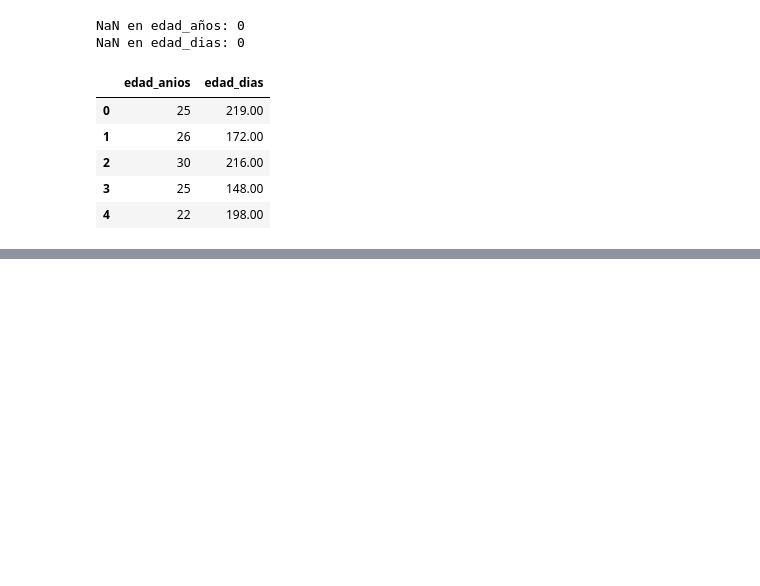
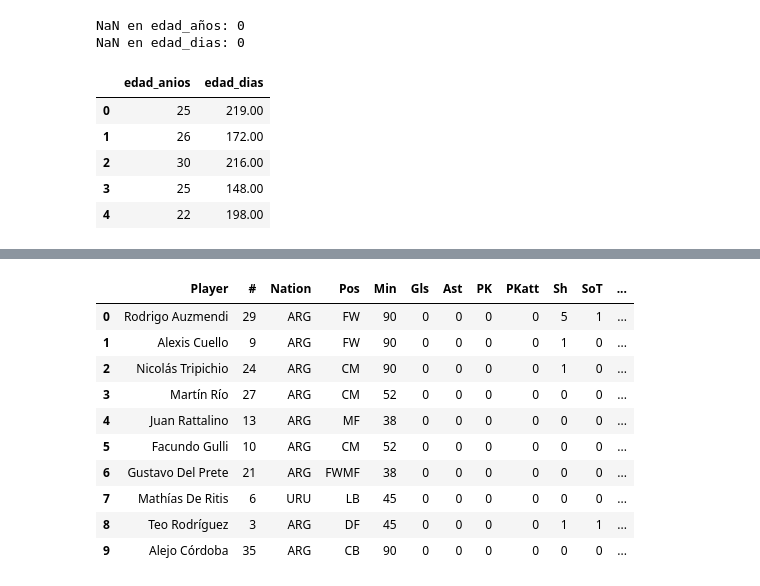
Before and after one commit to andressonsino/football-data-analysis, a Jupyter notebook: huracan/notebooks/san_lorenzo_huracan.ipynb, the cells around one changed output, grey strips where cells are left out. Cells and saved outputs as stored; diff of their text form; code cells hidden in the pictures; blank space fills up the shorter version.

```diff
--- a/huracan/notebooks/san_lorenzo_huracan.ipynb
+++ b/huracan/notebooks/san_lorenzo_huracan.ipynb
@@ -116,9 +116,9 @@ Filas duplicadas: 0
 | 75% | 24.00 | 90.00 | 0.00 | 0.00 | 0.00 | 0.00 | 1.00 | 0.00 | 0.00 | 0.00 | 2.00 | ... |
 | max | 54.00 | 90.00 | 2.00 | 1.00 | 0.00 | 0.00 | 6.00 | 2.00 | 1.00 | 1.00 | 5.00 | ... |
 # %%
-# ── Eliminar columna entera ────────────────────────────────────────────────
-# Cuándo: más del 50% de nulos y la columna no aporta valor
-# df_raw = df_raw.drop(columns=['PKwon', 'PKcon', '-9999'])
+#── Eliminar columna entera ────────────────────────────────────────────────
+#Cuándo: más del 50% de nulos y la columna no aporta valor
+df_raw = df_raw.drop(columns=['PKwon', 'PKcon', '-9999'])
 # %%
 # Nos quedamos solo con los últimos 3 caracteres de cada fila en la columna 'Nation'
 df_raw['Nation'] = df_raw['Nation'].str[-3:]
@@ -202,3 +202,13 @@ Gls:
   Outliers: 0 (0.0%)
 
 ----------------------------------------
+# %%
+# Ver si el índice tiene huecos
+print(f'Índice antes del reset: {df_raw.index.tolist()[:10]}...')
+
+# Resetear
+df_raw = df_raw.reset_index(drop=True)
+
+# Verificar
+print(f'Índice después del reset: {df_raw.index.tolist()[:10]}...')
+print(f'Filas finales: {df_raw.shape[0]}')
@@ -204,0 +258,15 @@ Gls:
+# %%
+# Vista previa del dataset limpio
+df_raw.head(10)
+# %% [output]
+|  | Player | # | Nation | Pos | Min | Gls | Ast | PK | PKatt | Sh | SoT | ... |
+| 0 | Rodrigo Auzmendi | 29 | ARG | FW | 90 | 0 | 0 | 0 | 0 | 5 | 1 | ... |
+| 1 | Alexis Cuello | 9 | ARG | FW | 90 | 0 | 0 | 0 | 0 | 1 | 0 | ... |
+| 2 | Nicolás Tripichio | 24 | ARG | CM | 90 | 0 | 0 | 0 | 0 | 1 | 0 | ... |
+| 3 | Martín Río | 27 | ARG | CM | 52 | 0 | 0 | 0 | 0 | 0 | 0 | ... |
+| 4 | Juan Rattalino | 13 | ARG | MF | 38 | 0 | 0 | 0 | 0 | 0 | 0 | ... |
+| 5 | Facundo Gulli | 10 | ARG | CM | 52 | 0 | 0 | 0 | 0 | 0 | 0 | ... |
+| 6 | Gustavo Del Prete | 21 | ARG | FWMF | 38 | 0 | 0 | 0 | 0 | 0 | 0 | ... |
+| 7 | Mathías De Ritis | 6 | URU | LB | 45 | 0 | 0 | 0 | 0 | 0 | 0 | ... |
+| 8 | Teo Rodríguez | 3 | ARG | DF | 45 | 0 | 0 | 0 | 0 | 1 | 1 | ... |
+| 9 | Alejo Córdoba | 35 | ARG | CB | 90 | 0 | 0 | 0 | 0 | 0 | 0 | ... |
```
Also changed, not shown: parts of 4 cells of this notebook.
